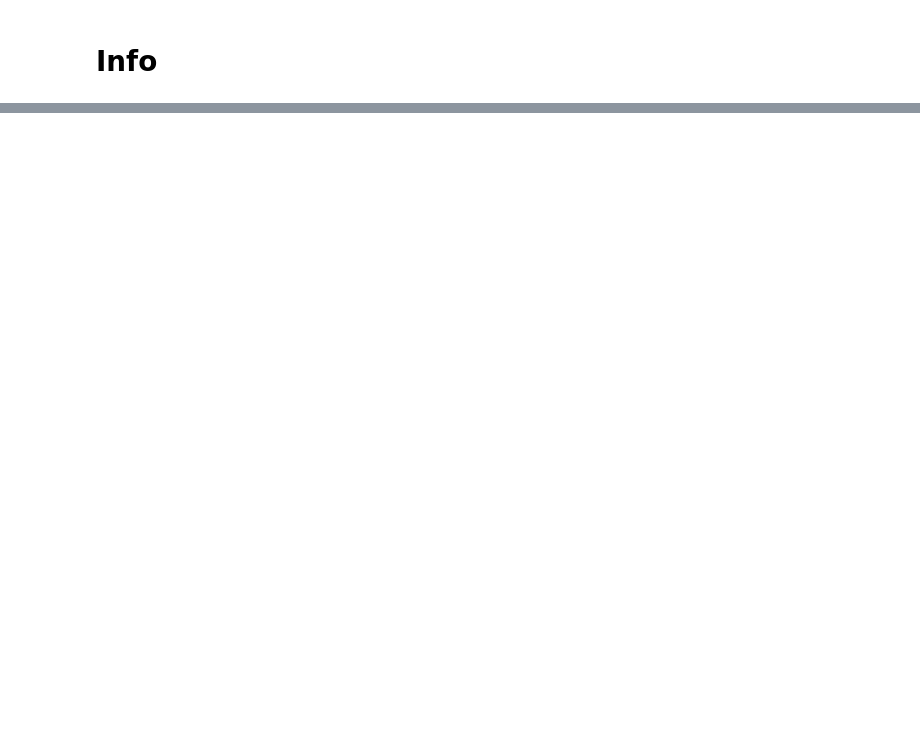
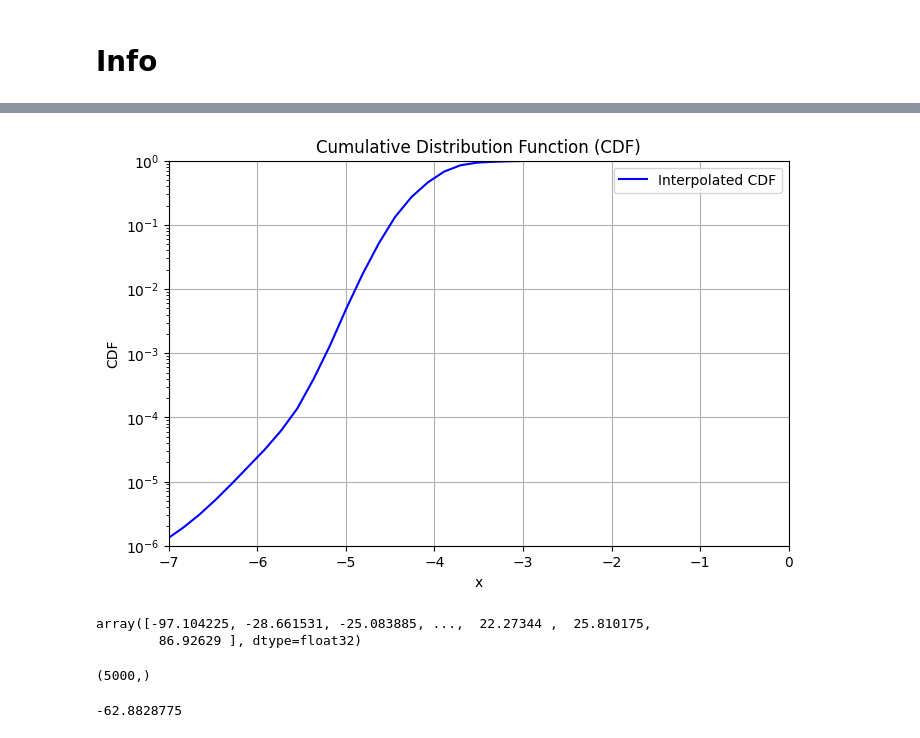
Before and after one commit to Manuel3567/master-thesis, a Jupyter notebook: notebooks/014_TabPFN_logits_borders.ipynb, the cells around one changed output, grey strips where cells are left out. Drawn from its saved outputs; the diff is of its cells as text; code cells hidden in the pictures; blank space fills up the shorter version.

Commit message:
implement interpolation functions for 5000 logits, borders

```diff
--- a/notebooks/014_TabPFN_logits_borders.ipynb
+++ b/notebooks/014_TabPFN_logits_borders.ipynb
@@ -483,0 +390,11 @@ pd.DataFrame(borders_df[(borders_df['border'] >= -2.60) & (borders_df['border']
+# %%
+train, validation, test = to_train_validation_test_data(entsoe, "2016-03-31 23:45:00", "2016-06-30 23:45:00")
+X_train, y_train = train[feature_columns], train[target_column]
+X_validation, y_validation = validation[feature_columns], validation[target_column]
+
+X_train_full = X_train
+y_train_full = y_train
+
+X_val_full = X_validation
+y_val_full = y_validation
+y_val_full_torch_2 = torch.tensor(y_val_full, dtype=torch.float32)
@@ -483,0 +405,4 @@ pd.DataFrame(borders_df[(borders_df['border'] >= -2.60) & (borders_df['border']
+# %%
+#model = TabPFNRegressor(device='auto', ignore_pretraining_limits=True, fit_mode='low_memory', random_state=42)
+model = TabPFNRegressor(device='auto', fit_mode='low_memory', random_state=42)
+model.fit(X_train_full, y_train_full)
@@ -483,0 +411,5 @@ pd.DataFrame(borders_df[(borders_df['border'] >= -2.60) & (borders_df['border']
+# %%
+probs_val = model.predict(X_val_full, output_type="full", quantiles=quantiles_custom)
+logits_2 = probs_val["logits"]
+borders_new_2 = probs_val["criterion"].borders # returns borders appropriate for the training data used and not the standard borders from TabPFN
+all_quantiles_2 = np.array(probs_val["quantiles"])
@@ -483,0 +649,51 @@ pd.DataFrame(borders_df[(borders_df['border'] >= -2.60) & (borders_df['border']
+# %%
+import scipy.interpolate as spi
+
+# Assuming logits_2 is a tensor of shape (N, 5000)
+probs_t = torch.softmax(logits_2, dim=1)  # (N, 5000)
+probs_np = probs_t[70, :].cpu().numpy()  # Convert to NumPy (1D array)
+
+# Compute CDF
+cdf_values_t = np.cumsum(probs_np)
+cdf_values_t /= cdf_values_t[-1]  # Normalize to [0, 1]
+
+# Convert borders to NumPy if necessary
+borders_np = borders_new_2.cpu().numpy() if isinstance(borders_new_2, torch.Tensor) else np.array(borders_new_2)
+
+# Create an interpolation function
+cdf_function_t = spi.interp1d(
+    borders_np[:-1], cdf_values_t, kind='linear', fill_value=(0, 1), bounds_error=False
+)
+
+# Generate x values for plotting
+x_plot = np.linspace(borders_np[0], borders_np[-1], 1000)  # Smooth x range
+y_plot = cdf_function_t(x_plot)  # Evaluate the CDF function
+
+# Plot the CDF
+plt.figure(figsize=(8, 5))
+plt.plot(x_plot, y_plot, label="Interpolated CDF", color="blue")
+#plt.scatter(borders_np[:-1], cdf_values_t, color="red", s=5, label="Original CDF Points")  # Show original data
+plt.xlabel("x")
+plt.yscale("log")
+plt.ylabel("CDF")
+plt.xlim(-7,0)
+plt.ylim(1e-6, 1)
+plt.title("Cumulative Distribution Function (CDF)")
+plt.legend()
+plt.grid(True)
+plt.show()
+# %% [output]
+[figure, added]
+# %%
+borders_np
+# %% [output]
+array([-97.104225, -28.661531, -25.083885, ...,  22.27344 ,  25.810175,
+        86.92629 ], dtype=float32)
+# %%
+midpoints.shape
+# %% [output]
+(5000,)
+# %%
+(-97.104225 - 28.66153)/2
+# %% [output]
+-62.8828775
```
Also changed, not shown: parts of 97 cells of this notebook, 3 other files.
